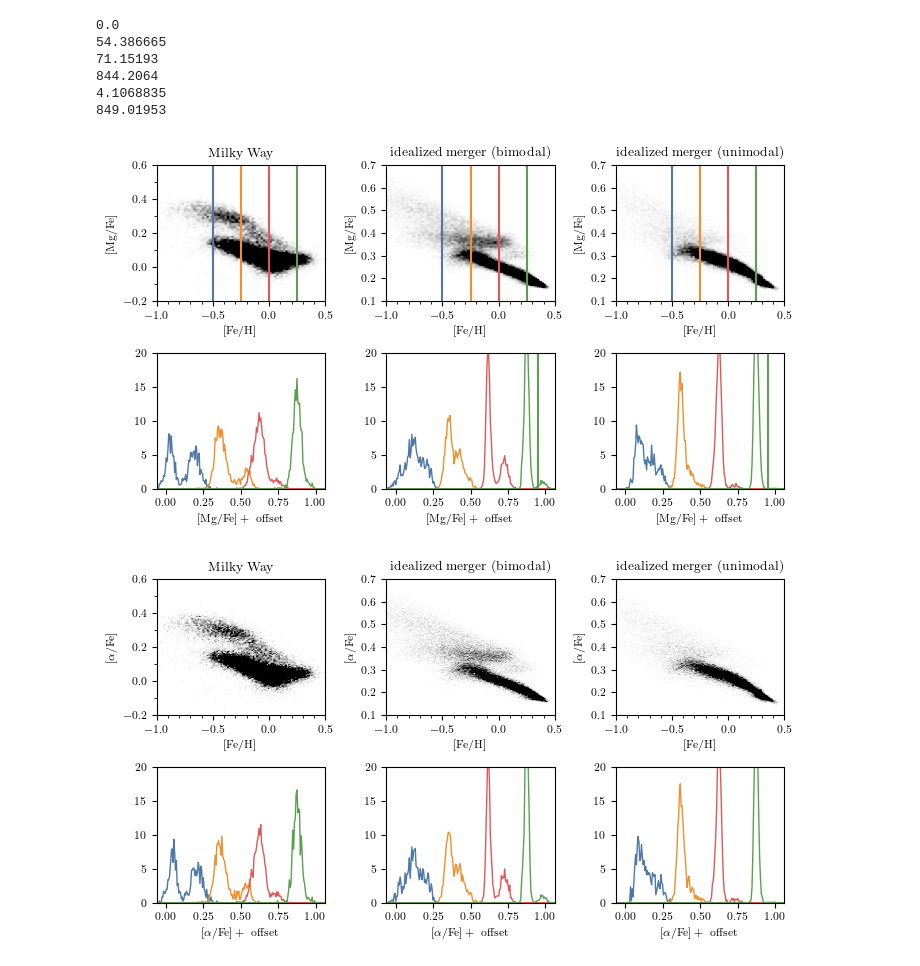
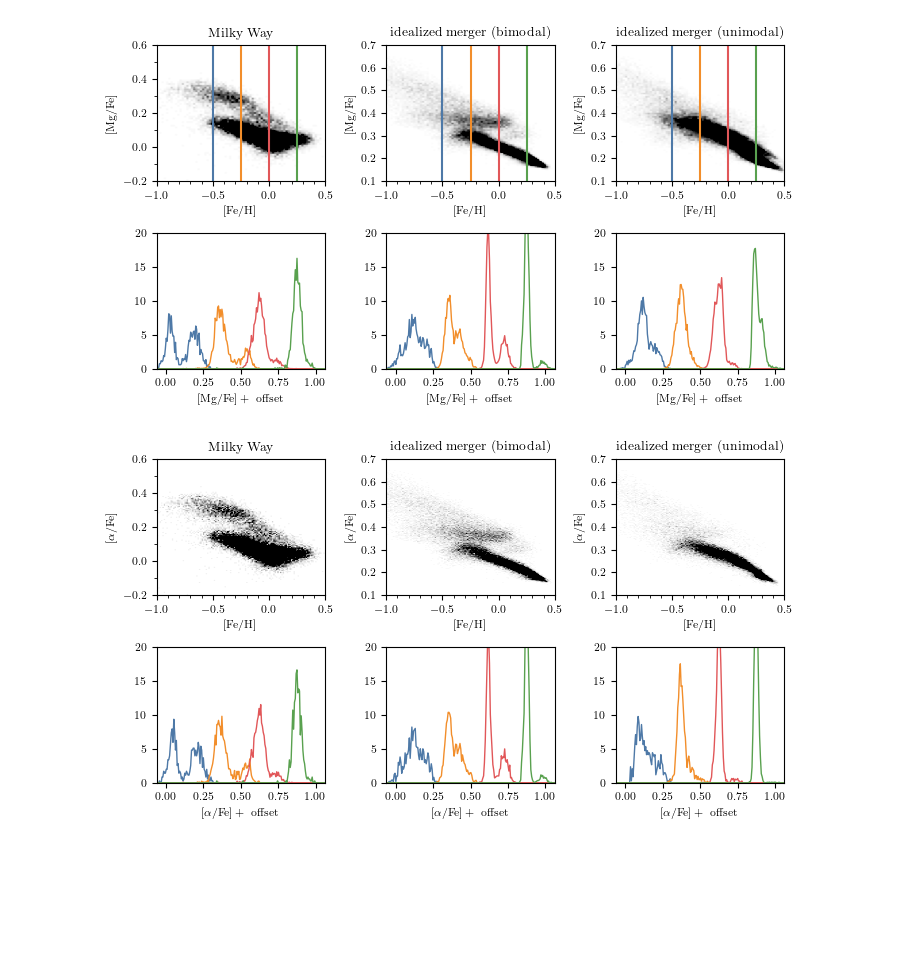
Before and after one commit to gusbeane/GSEgas, a Jupyter notebook: plots/figure1/figure1.ipynb, the cells around one changed output. Drawn from its saved outputs; the diff is of its cells as text; code cells hidden in the pictures; blank space fills up the shorter version.

```diff
--- a/plots/figure1/figure1.ipynb
+++ b/plots/figure1/figure1.ipynb
@@ -43,8 +43,9 @@ GFM_SOLAR_ABUNDANCE_IRON   =   0.0013
 # sim0 = ('142', '116', '04')
 # sim1 = ('129', '116', '04')
 
-sim0 = ('129', '142', '04')
-sim1 = ('129', '129', '04')
+sim0 = ('129', '142', '04') # aa
+sim1 = ('129', '116', '04') # a
+# sim1 = ('142', '129', '06') # e
 # %%
 def load_galaxy(sim, idx=320):
     Rs, Vv, ecc = sim
@@ -177,10 +178,10 @@ def plot_panel(data, fig, ax0, ax1, logFeH_lim, logMgFe_lim, logFeH0_list,
         hist, _ = np.histogram(logMgFe[key]-np.median(logMgFe[key])+offset,
                                bins=bins, density=True)
 
-        if i == 3:
-            ax1.axvline(0.275 - np.median(logMgFe[key])+offset, c=c)
-            print(np.sum(logMgFe[key][logMgFe[key] > 0.275]))
-            print(np.sum(logMgFe[key][logMgFe[key] < 0.275]))
+        # if i == 3:
+            # ax1.axvline(0.275 - np.median(logMgFe[key])+offset, c=c)
+            # print(np.sum(logMgFe[key][logMgFe[key] > 0.275]))
+            # print(np.sum(logMgFe[key][logMgFe[key] < 0.275]))
 
         l = ax1.plot(binsplot, hist, c=c, lw=1)
 
@@ -192,40 +193,34 @@ def plot_panel(data, fig, ax0, ax1, logFeH_lim, logMgFe_lim, logFeH0_list,
 
     # ax0.set(xticks=np.arange(-1, 0.5+0.25, 0.25))
     ax1.set(xlabel=r'$[\textrm{Mg}/\textrm{Fe}] + \textrm{ offset}$')
 
 # logFeH0_list=[-0.5, -0.375, -0.25, 0.25]
 logFeH0_list=[-0.5, -0.25, 0, 0.25]
 plot_panel(obsdata, fig, axs[0][0], axs[1][0], (-1, 0.5), (-0.2, 0.6), logFeH0_list)
 plot_panel(simdata0, fig, axs[0][1], axs[1][1], (-1, 0.5), (0.1, 0.65), logFeH0_list,
            doffset=0.3, poffset=0.1, vmax=3e5)
 plot_panel(simdata1, fig, axs[0][2], axs[1][2], (-1, 0.5), (0.1, 0.65), logFeH0_list,
            doffset=0.3, poffset=0.1, vmax=3e5)
 # plot_panel(simdata1, fig, axs[0][2], (-1, 0.5), (0., 0.8))
 
 axs[0][0].set_title(r'$\textrm{Milky Way}$')
 axs[0][1].set_title(r'$\textrm{idealized merger (bimodal)}$')
 axs[0][2].set_title(r'$\textrm{idealized merger (unimodal)}$')
 # axs[0][2].text(-0.3, 0.65, r'$\textrm{slightly different}$', fontsize='x-small')
 # axs[0][2].text(-0.3, 0.6, r'$\textrm{orbital parameters}$', fontsize='x-small')
 
 axs[0][0].set_xticks(np.arange(-1, 0.5+0.1, 0.1), minor=True)
 axs[0][1].set_xticks(np.arange(-1, 0.5+0.1, 0.1), minor=True)
 axs[0][2].set_xticks(np.arange(-1, 0.5+0.1, 0.1), minor=True)
 
 axs[0][0].set_yticks(np.arange(-0.2, 0.6+0.1, 0.1), minor=True)
 axs[0][1].set_yticks(np.arange(0.1, 0.7+0.1, 0.1))
 axs[0][2].set_yticks(np.arange(0.1, 0.7+0.1, 0.1))
 
 fig.tight_layout()
 fig.savefig('figure1.pdf')
 # %% [output]
-0.0
-54.386665
-71.15193
-844.2064
-4.1068835
-849.01953
-[figure, old version]
+[figure, new version]
 # %%
 fig, axs = plt.subplots(2, 3, figsize=(textwidth, 1.2*columnwidth))
 
```
Also changed, not shown: 8 other files.
